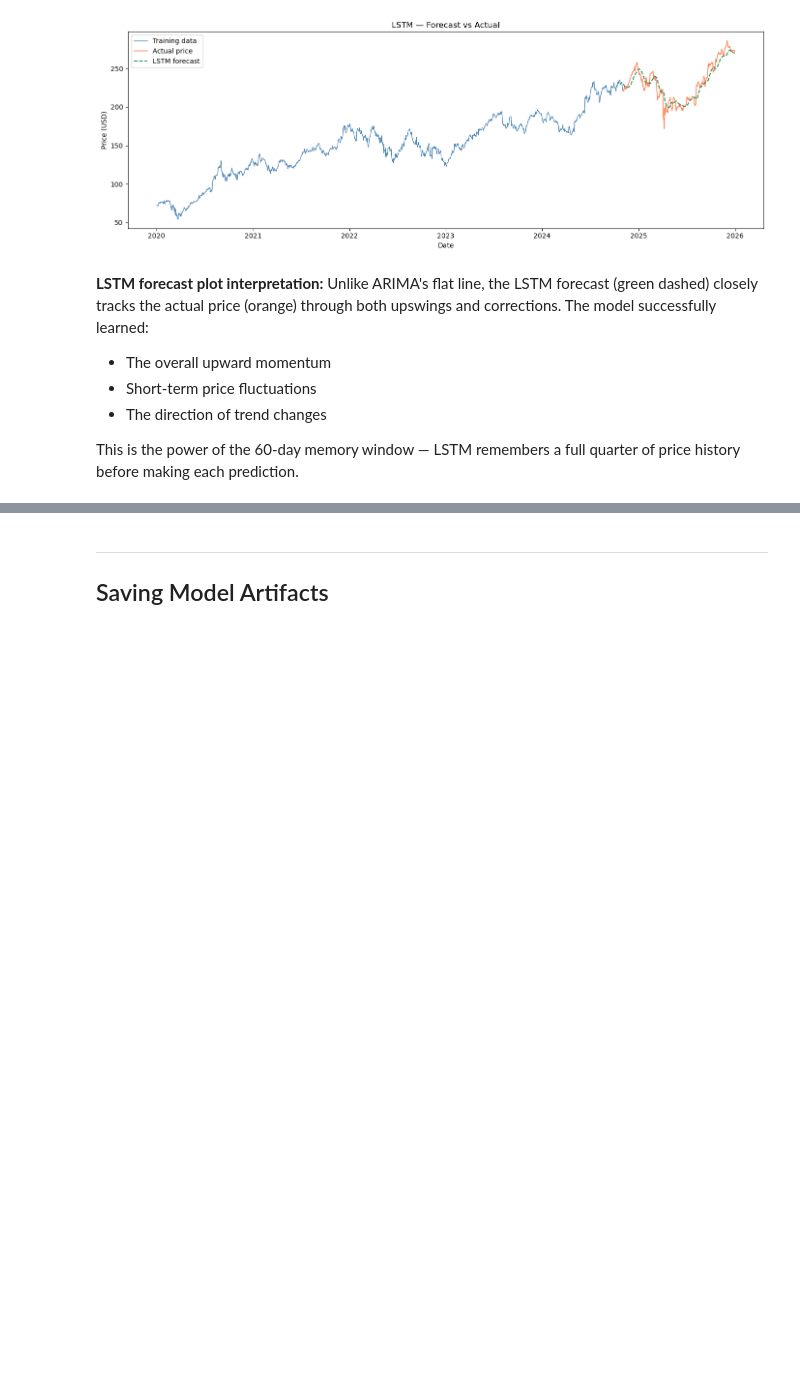
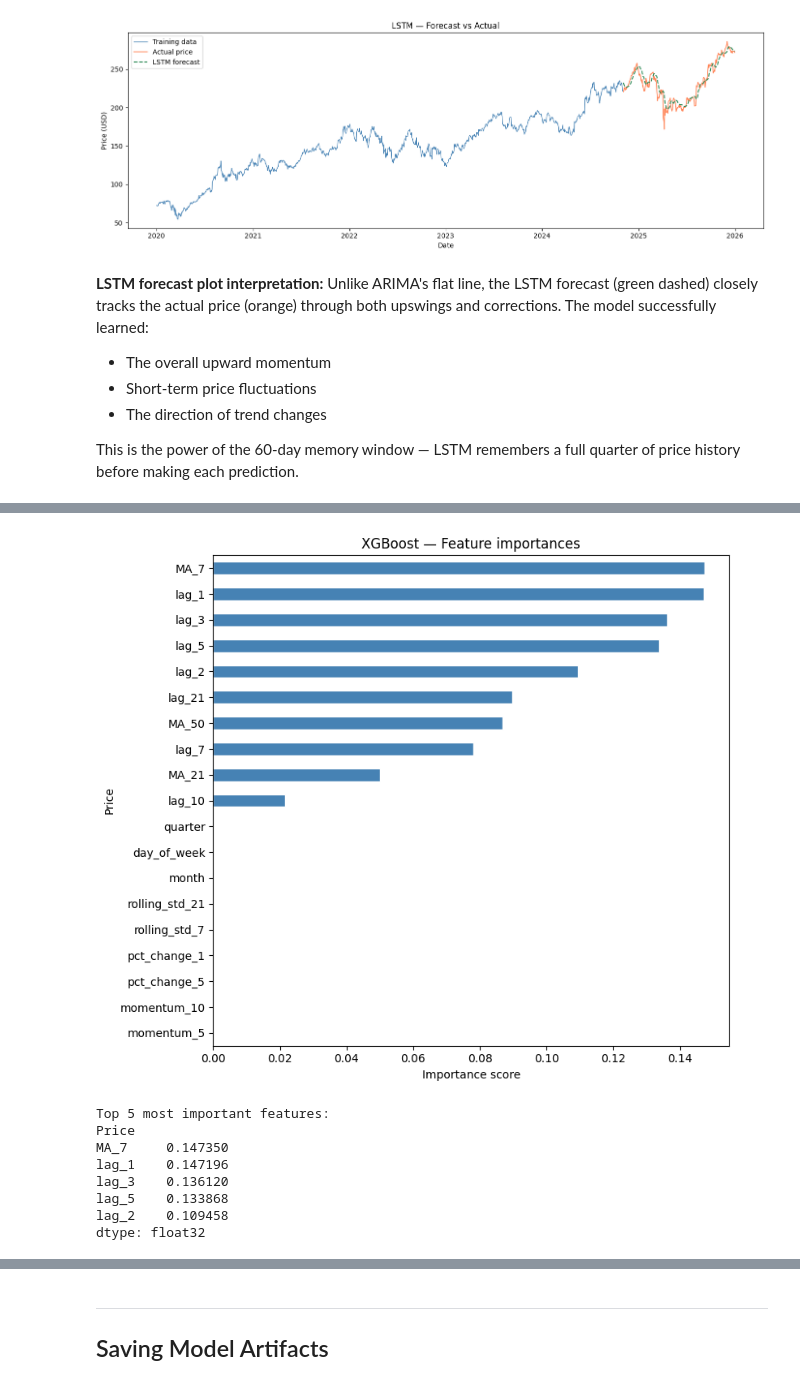
Before and after one commit to himanshu-shekhar2327/Apple-stock-price-forecasting, a Jupyter notebook: notebook.ipynb, the cells around one changed output, grey strips where cells are left out. Saved outputs shown, nothing was run; the diff lists cells and outputs as text; code cells hidden in the pictures; blank space fills up the shorter version.

```diff
--- a/notebook.ipynb
+++ b/notebook.ipynb
@@ -1010,0 +1201,31 @@ This is the power of the 60-day memory window — LSTM remembers a full quarter
+# %%
+# ── Cell 7: Feature importance ────────────────────────────
+# Shows which engineered features XGBoost found most useful
+# If lag_1 dominates → model learned random walk (same as ARIMA)
+# If MA features matter → model learned trend patterns
+
+feat_importance = pd.Series(
+    xgb_model.feature_importances_,
+    index=X.columns
+).sort_values(ascending=True)
+
+fig, ax = plt.subplots(figsize=(8, 7))
+feat_importance.plot(kind='barh', ax=ax, color='steelblue', edgecolor='white')
+ax.set_title('XGBoost — Feature importances')
+ax.set_xlabel('Importance score')
+plt.tight_layout()
+plt.show()
+
+# Top 3 most important features
+print("Top 5 most important features:")
+print(feat_importance.sort_values(ascending=False).head())
+# %% [output]
+[figure, added]
+Top 5 most important features:
+Price
+MA_7     0.147350
+lag_1    0.147196
+lag_3    0.136120
+lag_5    0.133868
+lag_2    0.109458
+dtype: float32
```
Also changed, not shown: parts of 27 cells of this notebook, 4 other files.
